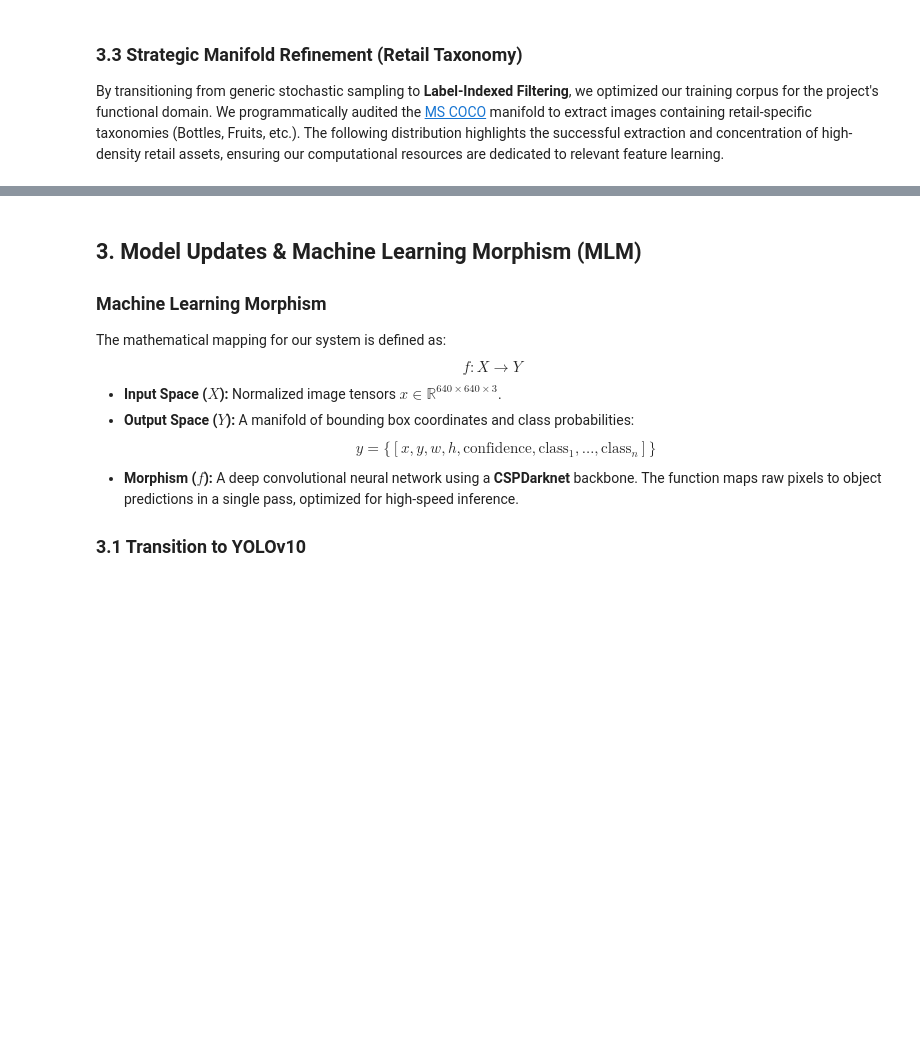
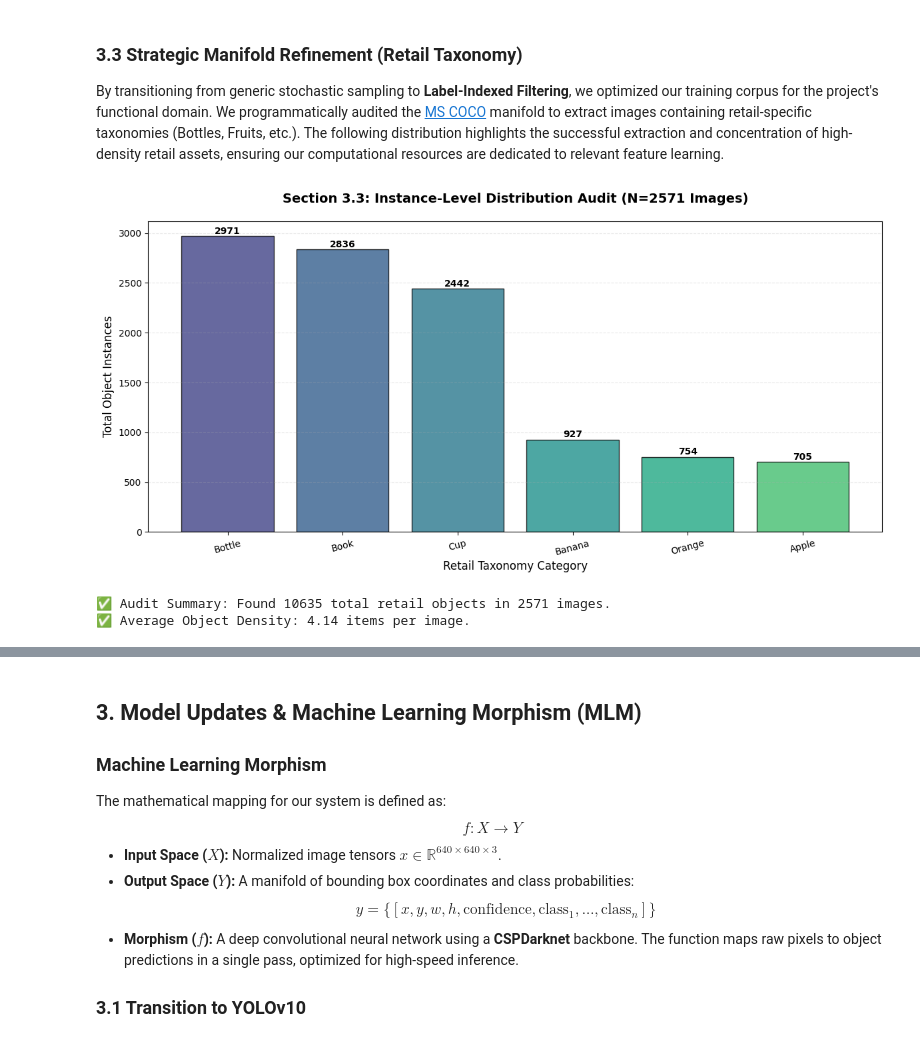
Before and after one commit to YuanFan666/Project-for-ESE-5971, a Jupyter notebook: MidSemester_Report_Coconut.ipynb, the cells around one changed output, grey strips where cells are left out. Cells and saved outputs as stored; diff of their text form; code cells hidden in the pictures; blank space fills up the shorter version.

```diff
--- a/MidSemester_Report_Coconut.ipynb
+++ b/MidSemester_Report_Coconut.ipynb
@@ -565,0 +521,68 @@ print(f"✅ Mission Accomplished: {len(full_retail_list)} assets indexed for YOL
+# %%
+# Section 3.3: High-Speed Categorical Manifold Audit
+import matplotlib.pyplot as plt
+import pandas as pd
+from collections import Counter
+import os
+import json
+
+# --- 1. Load Data from JSON Index (Zero I/O Overhead) ---
+if 'retail_metadata' not in locals():
+    JSON_INDEX_PATH = os.path.join('/content/drive/MyDrive/Team Coconut', 'coco_retail_index.json')
+    if os.path.exists(JSON_INDEX_PATH):
+        with open(JSON_INDEX_PATH, 'r') as f:
+            retail_metadata = json.load(f)
+    else:
+        print("❌ Error: JSON Index not found. Please run Section 3.0 first.")
+        retail_metadata = {}
+
+# --- 2. Advanced Taxonomy Mapping ---
+class_map = {
+    '39': 'Bottle', '41': 'Cup', '46': 'Banana',
+    '47': 'Apple', '49': 'Orange', '73': 'Book'
+}
+
+# --- 3. Statistical Extraction ---
+# Count total instances across the entire manifold
+all_instance_ids = [item for sublist in retail_metadata.values() for item in sublist]
+instance_counts = Counter(all_instance_ids)
+
+# Convert to readable format and sort
+data = {class_map[k]: v for k, v in instance_counts.items() if k in class_map}
+sorted_data = dict(sorted(data.items(), key=lambda x: x[1], reverse=True))
+
+# --- 4. Professional Academic Visualization ---
+if sorted_data:
+    plt.figure(figsize=(12, 6))
+
+    # Using a professional palette: 'mako' style
+    colors = plt.cm.get_cmap('viridis')(np.linspace(0.2, 0.7, len(sorted_data)))
+
+    bars = plt.bar(sorted_data.keys(), sorted_data.values(), color=colors, edgecolor='black', alpha=0.8)
+
+    # Aesthetics
+    plt.title(f"Section 3.3: Instance-Level Distribution Audit (N={len(retail_metadata)} Images)",
+              fontsize=14, fontweight='bold', pad=20)
+    plt.ylabel("Total Object Instances", fontsize=12)
+    plt.xlabel("Retail Taxonomy Category", fontsize=12)
+    plt.xticks(rotation=15)
+    plt.grid(axis='y', linestyle='--', alpha=0.3)
+
+    # Add value labels on top of bars
+    for bar in bars:
+        height = bar.get_height()
+        plt.text(bar.get_x() + bar.get_width()/2., height + 3,
+                 f'{int(height)}', ha='center', va='bottom', fontweight='bold')
+
+    plt.tight_layout()
+    plt.show()
+
+    # --- 5. Final Insight ---
+    print(f"✅ Audit Summary: Found {sum(sorted_data.values())} total retail objects in {len(retail_metadata)} images.")
+    print(f"✅ Average Object Density: {sum(sorted_data.values())/len(retail_metadata):.2f} items per image.")
+else:
+    print("⚠️ No categorical data found to plot. Ensure Section 3.0 has found matches.")
+# %% [output]
+[figure, added]
+✅ Audit Summary: Found 10635 total retail objects in 2571 images.
+✅ Average Object Density: 4.14 items per image.
```
Also changed, not shown: parts of 7 cells of this notebook.
